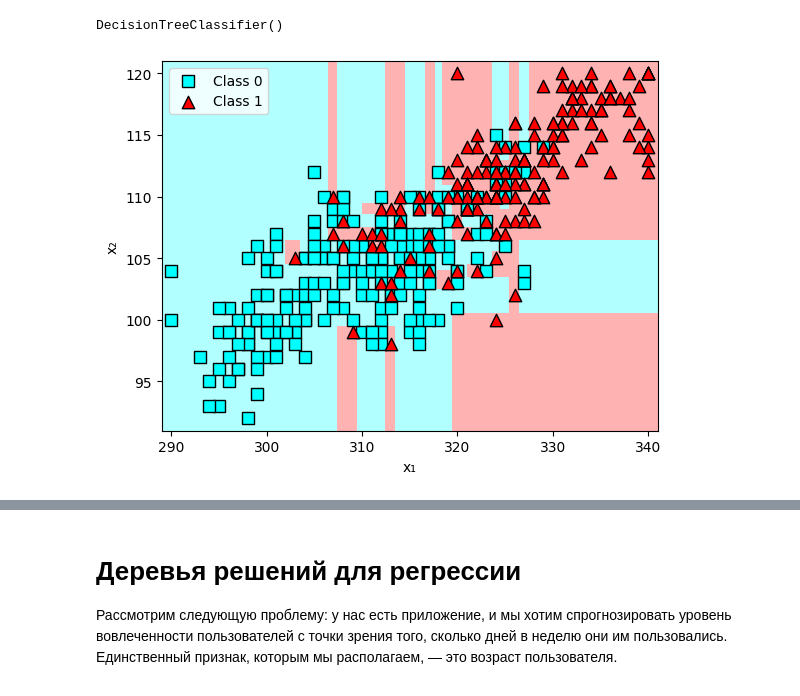
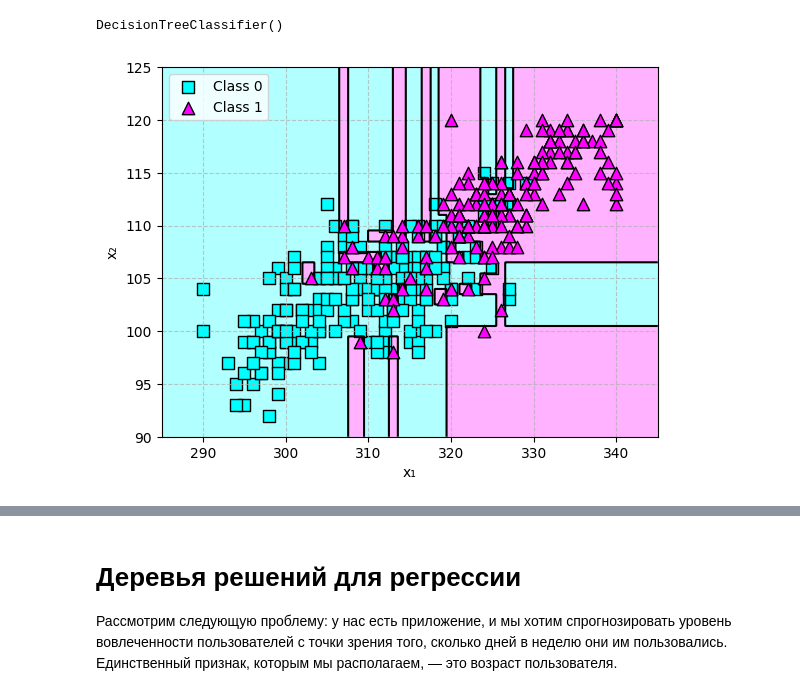
Before and after one commit to oNovalSliveDNo/studied-it-books, a Jupyter notebook: 02_grokking_machine_learning/experiments/09_decision_trees.ipynb, the cells around one changed output, grey strips where cells are left out. Saved outputs shown, nothing was run; the diff lists cells and outputs as text; code cells hidden in the pictures.

```diff
--- a/02_grokking_machine_learning/experiments/09_decision_trees.ipynb
+++ b/02_grokking_machine_learning/experiments/09_decision_trees.ipynb
@@ -608,7 +606,10 @@ features = plot_data[['x_0', 'x_1']]
 # Выделение меток (labels) - столбец y
 labels = plot_data['y']
 
+xlim=(285, 345)
+ylim=(90, 125)
+
 # Визуализация точек (по двум признакам) с цветами по меткам (Admitted)
-plot_points(features, labels, xlim=(285, 345), ylim=(90, 125))
+plot_points(features, labels, xlim=xlim, ylim=ylim)
 plt.show()
 # %% [output]
@@ -661,10 +662,10 @@ crazy_dt_exams.fit(exams, labels)
 DecisionTreeClassifier()
 # %%
 # Визуализация переобученной модели
-plot_dt_decision_boundary(crazy_dt_exams, exams, labels)
+plot_decision_boundary(exams, labels, crazy_dt_exams, xlim=xlim, ylim=ylim)
 plt.show()
 # %% [output]
-[figure, old version]
+[figure, new version]
 # %%
 # Визуализация переобученного дерева
 plt.figure(figsize=(25, 5))  # Увеличиваем размер изображения
```
Also changed, not shown: parts of 12 cells of this notebook, 19 other files.
